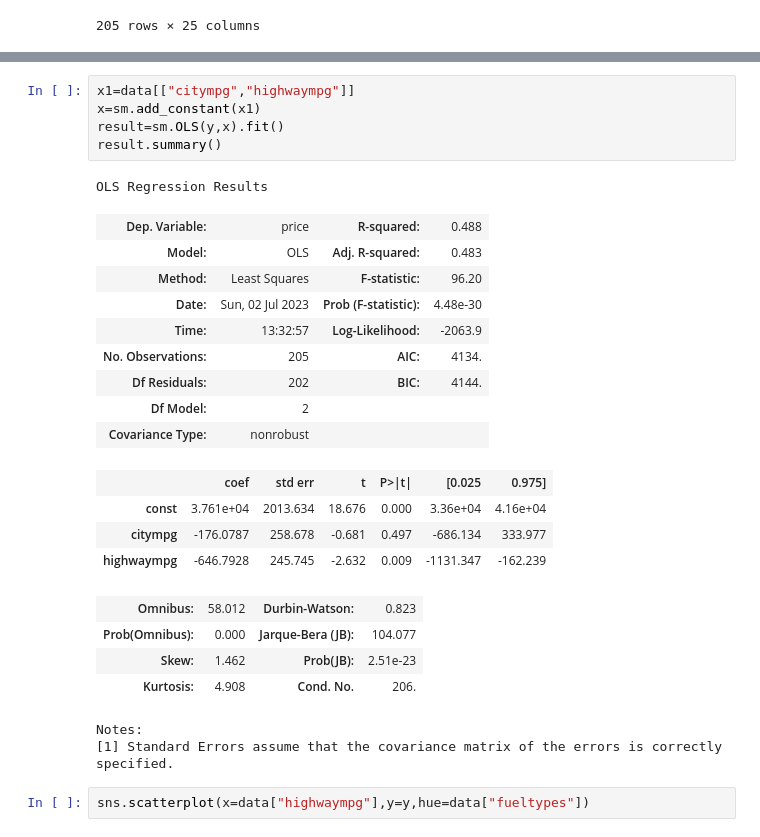
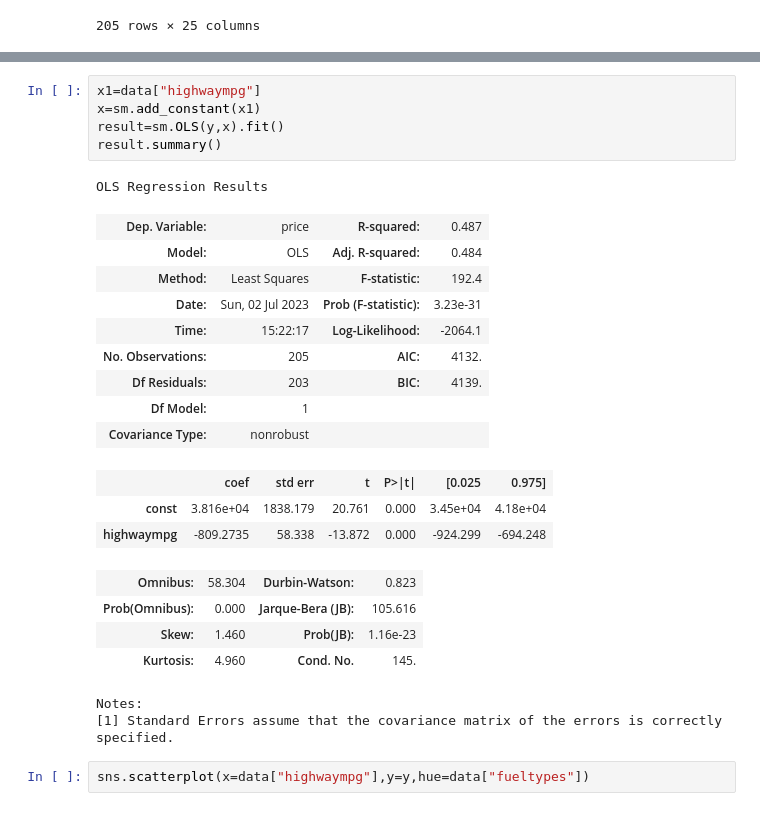
Before and after one commit to lingeshnafeax/DataScience, a Jupyter notebook: Car Price Prediction/Car Price Prediction.ipynb, the cells around one changed output, grey strips where cells are left out. Drawn from its saved outputs; the diff is of its cells as text.

```diff
--- a/Car Price Prediction/Car Price Prediction.ipynb
+++ b/Car Price Prediction/Car Price Prediction.ipynb
@@ -122,29 +126,28 @@ OLS Regression Results
 Notes:
 [1] Standard Errors assume that the covariance matrix of the errors is correctly specified.
 # %%
-x1=data[["citympg","highwaympg"]]
+x1=data["highwaympg"]
 x=sm.add_constant(x1)
 result=sm.OLS(y,x).fit()
 result.summary()
 # %% [output]
 OLS Regression Results
-| Dep. Variable: | price | R-squared: | 0.488 |
-| Model: | OLS | Adj. R-squared: | 0.483 |
-| Method: | Least Squares | F-statistic: | 96.20 |
-| Date: | Sun, 02 Jul 2023 | Prob (F-statistic): | 4.48e-30 |
-| Time: | 13:32:57 | Log-Likelihood: | -2063.9 |
-| No. Observations: | 205 | AIC: | 4134. |
-| Df Residuals: | 202 | BIC: | 4144. |
-| Df Model: | 2 |  |  |
+| Dep. Variable: | price | R-squared: | 0.487 |
+| Model: | OLS | Adj. R-squared: | 0.484 |
+| Method: | Least Squares | F-statistic: | 192.4 |
+| Date: | Sun, 02 Jul 2023 | Prob (F-statistic): | 3.23e-31 |
+| Time: | 15:22:17 | Log-Likelihood: | -2064.1 |
+| No. Observations: | 205 | AIC: | 4132. |
+| Df Residuals: | 203 | BIC: | 4139. |
+| Df Model: | 1 |  |  |
 | Covariance Type: | nonrobust |  |  |
 |  | coef | std err | t | P>|t| | [0.025 | 0.975] |
-| const | 3.761e+04 | 2013.634 | 18.676 | 0.000 | 3.36e+04 | 4.16e+04 |
-| citympg | -176.0787 | 258.678 | -0.681 | 0.497 | -686.134 | 333.977 |
-| highwaympg | -646.7928 | 245.745 | -2.632 | 0.009 | -1131.347 | -162.239 |
+| const | 3.816e+04 | 1838.179 | 20.761 | 0.000 | 3.45e+04 | 4.18e+04 |
+| highwaympg | -809.2735 | 58.338 | -13.872 | 0.000 | -924.299 | -694.248 |
-| Omnibus: | 58.012 | Durbin-Watson: | 0.823 |
-| Prob(Omnibus): | 0.000 | Jarque-Bera (JB): | 104.077 |
-| Skew: | 1.462 | Prob(JB): | 2.51e-23 |
-| Kurtosis: | 4.908 | Cond. No. | 206. |
+| Omnibus: | 58.304 | Durbin-Watson: | 0.823 |
+| Prob(Omnibus): | 0.000 | Jarque-Bera (JB): | 105.616 |
+| Skew: | 1.460 | Prob(JB): | 1.16e-23 |
+| Kurtosis: | 4.960 | Cond. No. | 145. |
 Notes:
 [1] Standard Errors assume that the covariance matrix of the errors is correctly specified.
 # %%
```
Also changed, not shown: parts of 16 cells of this notebook.
